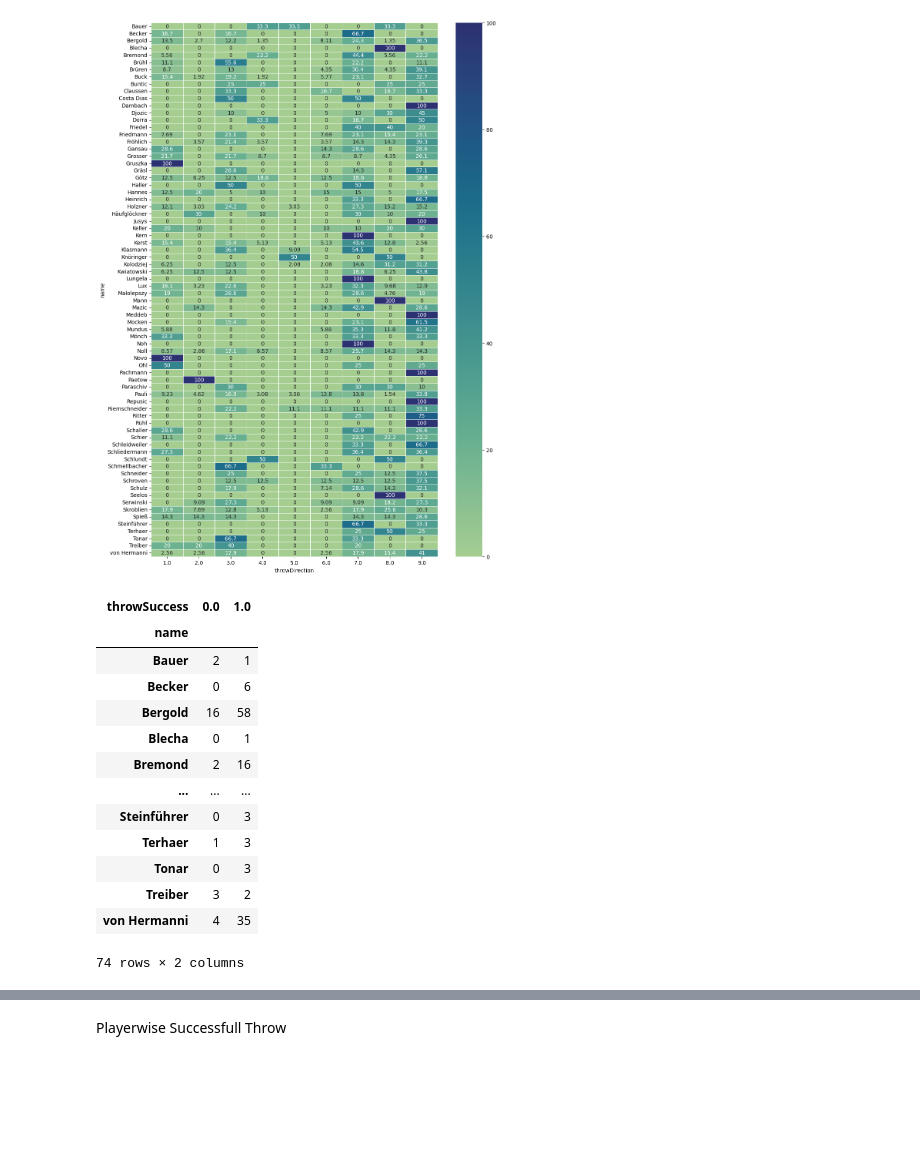
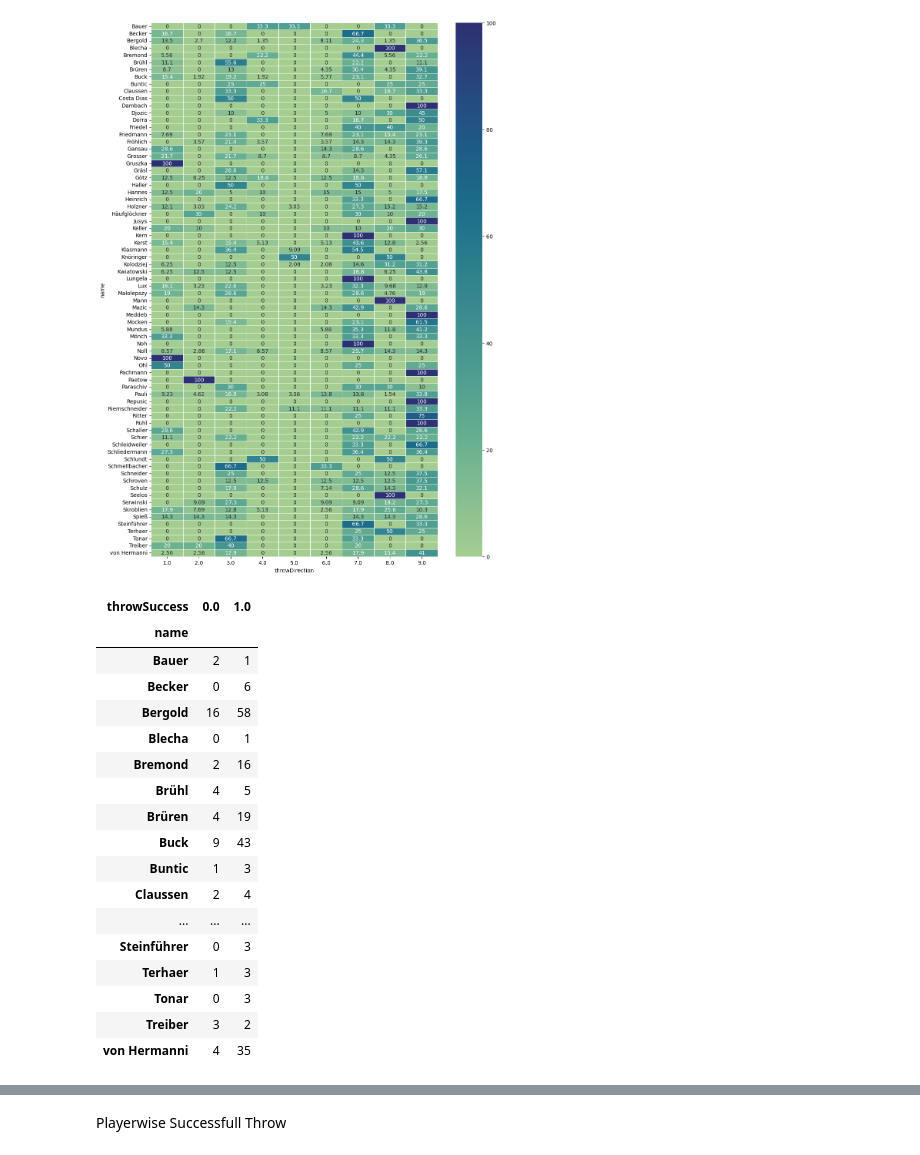
Before and after one commit to nayansavaliya/handball-data-science, a Jupyter notebook: src/FinalAnalysis/Analysis2/league3/league3ShootersQuad.ipynb, the cells around one changed output, grey strips where cells are left out. Cells and saved outputs as stored; diff of their text form; code cells hidden in the pictures; blank space fills up the shorter version.

```diff
--- a/src/FinalAnalysis/Analysis2/league3/league3ShootersQuad.ipynb
+++ b/src/FinalAnalysis/Analysis2/league3/league3ShootersQuad.ipynb
@@ -100,22 +100,27 @@ plt.show()
 [figure]
 # %%
 df2 =pd.crosstab(df['name'], df['throwSuccess'])
+pd.set_option("display.max_rows", None, "display.max_columns", None)
 df2
 # %% [output]
 | throwSuccess | 0.0 | 1.0 |
 | name |  |  |
 | Bauer | 2 | 1 |
 | Becker | 0 | 6 |
 | Bergold | 16 | 58 |
 | Blecha | 0 | 1 |
 | Bremond | 2 | 16 |
+| Brühl | 4 | 5 |
+| Brüren | 4 | 19 |
+| Buck | 9 | 43 |
+| Buntic | 1 | 3 |
+| Claussen | 2 | 4 |
 | ... | ... | ... |
 | Steinführer | 0 | 3 |
 | Terhaer | 1 | 3 |
 | Tonar | 0 | 3 |
 | Treiber | 3 | 2 |
 | von Hermanni | 4 | 35 |
-74 rows × 2 columns
 # %%
 df3 = pd.crosstab([df['name'],df['throwDirection']], df['throwSuccess'])
 #pd.set_option("display.max_rows", None, "display.max_columns", None)
```
Also changed, not shown: parts of 5 cells of this notebook, 3 other files.
